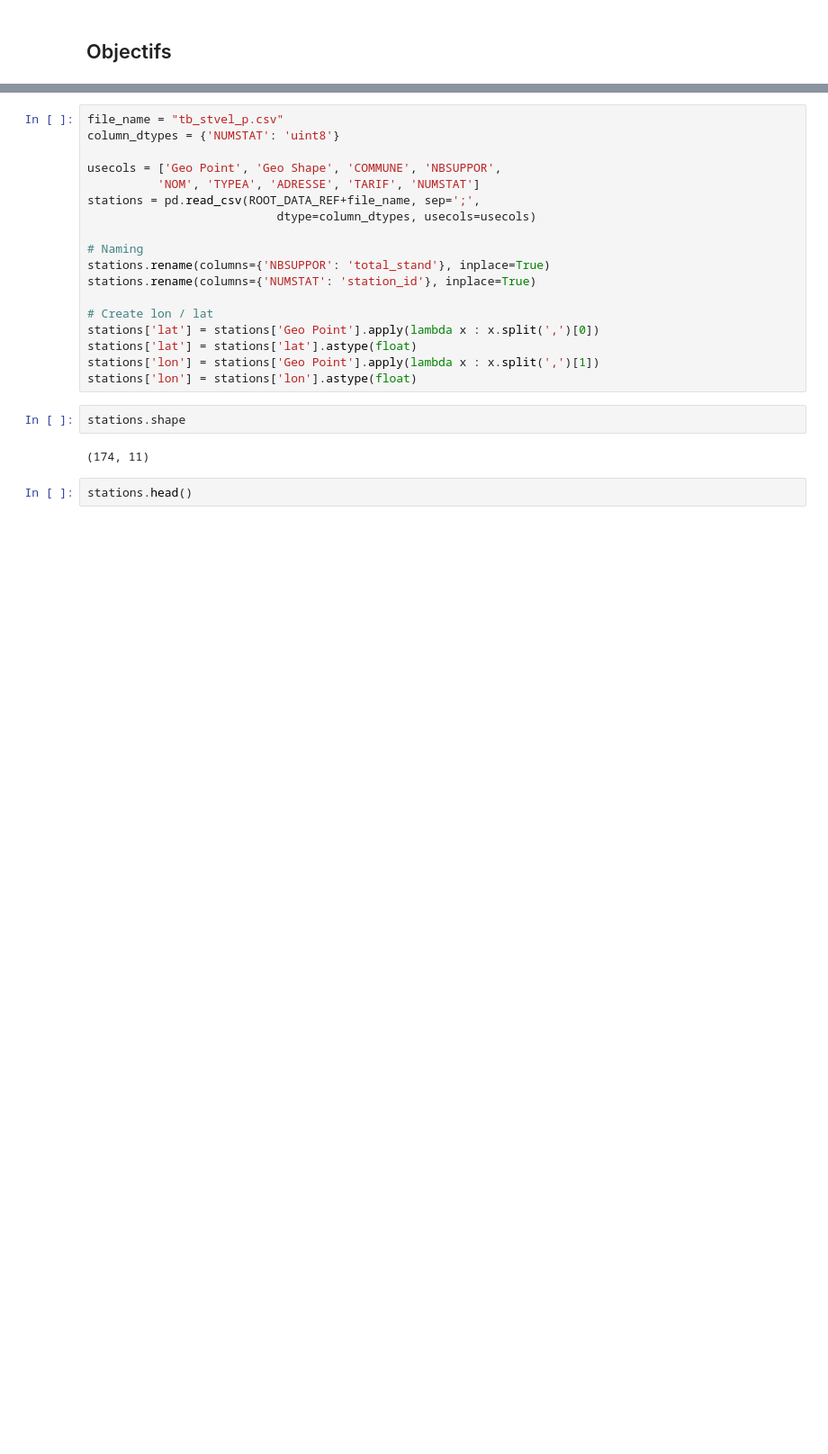
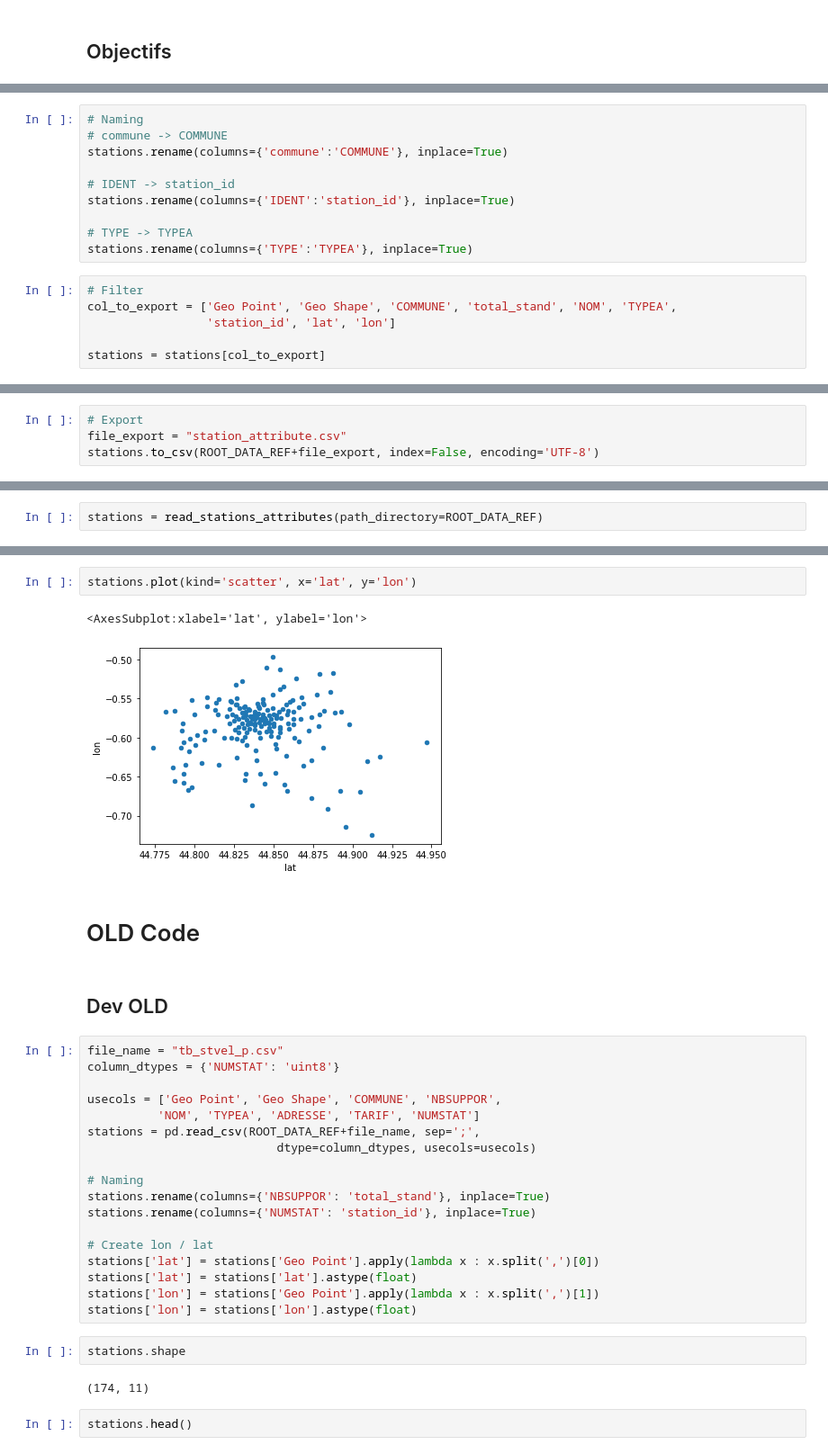
Before and after one commit to armgilles/vcub_keeper, a Jupyter notebook: notebooks/01_Analyse/02_Ref/01_stations_attributs.ipynb, the cells around one changed output, grey strips where cells are left out. Shown: that part at 90% size. Drawn from its saved outputs; the diff is of its cells as text; blank space fills up the shorter version.

Commit message:
Function to create station_attribut file & read it. (#50à

```diff
--- a/notebooks/01_Analyse/02_Ref/01_stations_attributs.ipynb
+++ b/notebooks/01_Analyse/02_Ref/01_stations_attributs.ipynb
@@ -18,0 +67,16 @@ from vcub_keeper.config import ROOT_DATA_REF
+# %%
+# Naming
+# commune -> COMMUNE
+stations.rename(columns={'commune':'COMMUNE'}, inplace=True)
+
+# IDENT -> station_id
+stations.rename(columns={'IDENT':'station_id'}, inplace=True)
+
+# TYPE -> TYPEA
+stations.rename(columns={'TYPE':'TYPEA'}, inplace=True)
+# %%
+# Filter
+col_to_export = ['Geo Point', 'Geo Shape', 'COMMUNE', 'total_stand', 'NOM', 'TYPEA',
+                 'station_id', 'lat', 'lon']
+
+stations = stations[col_to_export]
@@ -18,0 +99,4 @@ from vcub_keeper.config import ROOT_DATA_REF
+# %%
+# Export
+file_export = "station_attribute.csv"
+stations.to_csv(ROOT_DATA_REF+file_export, index=False, encoding='UTF-8')
@@ -18,0 +200,2 @@ from vcub_keeper.config import ROOT_DATA_REF
+# %%
+stations = read_stations_attributes(path_directory=ROOT_DATA_REF)
@@ -19,3 +222,12 @@ from vcub_keeper.config import ROOT_DATA_REF
+# %%
+stations.plot(kind='scatter', x='lat', y='lon')
+# %% [output]
+<AxesSubplot:xlabel='lat', ylabel='lon'>
+[figure, added]
+# %% [markdown]
+# OLD Code
+# %% [markdown]
+## Dev OLD
 # %%
 file_name = "tb_stvel_p.csv"
 column_dtypes = {'NUMSTAT': 'uint8'}
```
Also changed, not shown: parts of 22 cells of this notebook, 2 other files.
